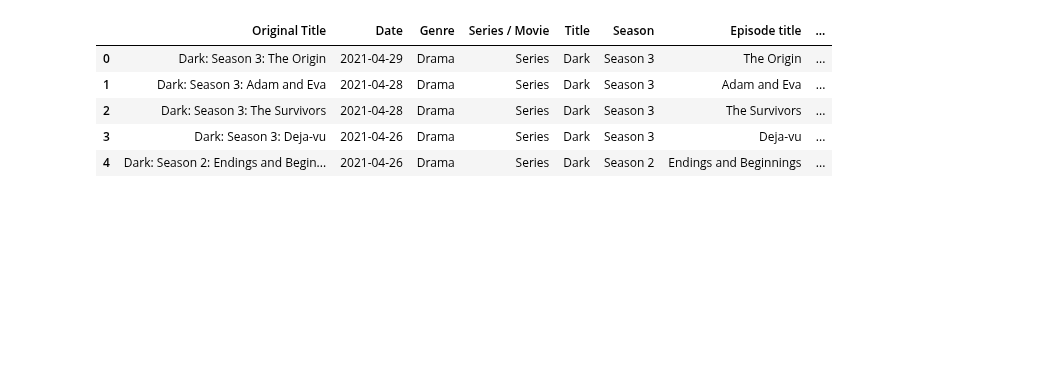
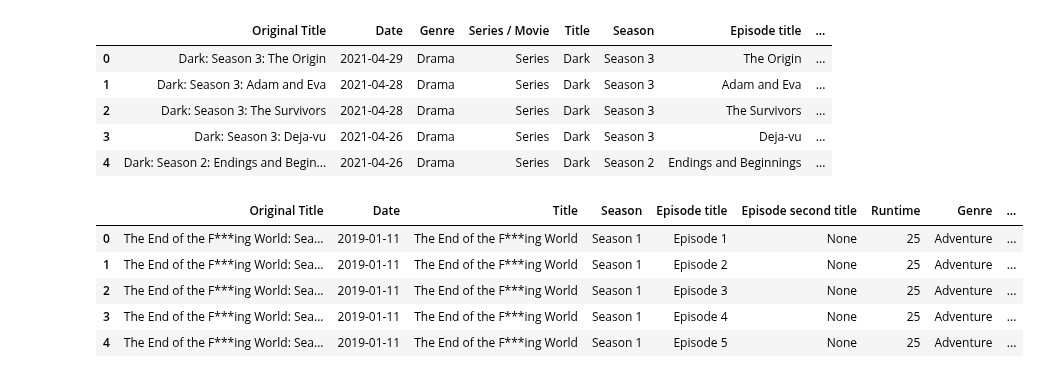
Before and after one commit to tmsmolnar/sciprog-dp-uva, a Jupyter notebook: finalproject.ipynb, the cells around one changed output. Saved outputs shown, nothing was run; the diff lists cells and outputs as text; code cells hidden in the pictures; blank space fills up the shorter version.

```diff
--- a/finalproject.ipynb
+++ b/finalproject.ipynb
@@ -44,3 +41,23 @@ netflixTypeCount = titleType(netflix)
+# %%
+seriesData = seriesData(netflix)
+moviesData = moviesData(netflix)
+concatedSeriesMovies = concatSeriesMovies(seriesData, moviesData)
+
+# SM stands for Spent Minutes
+netflixSM = cleanDataFrame(netflix)
+netflixSM = mapRuntime(netflixSM, concatedSeriesMovies)
+netflixSM = mapGenre(netflixSM, concatedSeriesMovies)
+netflixSM = mapType(netflixSM, concatedSeriesMovies)
+netflixSM = addSpentMinutes(netflixSM)
+
+display(netflixSM.head())
+# %% [output]
+|  | Original Title | Date | Title | Season | Episode title | Episode second title | Runtime | Genre | ... |
+| 0 | The End of the F***ing World: Sea... | 2019-01-11 | The End of the F***ing World | Season 1 | Episode 1 | None | 25 | Adventure | ... |
+| 1 | The End of the F***ing World: Sea... | 2019-01-11 | The End of the F***ing World | Season 1 | Episode 2 | None | 25 | Adventure | ... |
+| 2 | The End of the F***ing World: Sea... | 2019-01-11 | The End of the F***ing World | Season 1 | Episode 3 | None | 25 | Adventure | ... |
+| 3 | The End of the F***ing World: Sea... | 2019-01-11 | The End of the F***ing World | Season 1 | Episode 4 | None | 25 | Adventure | ... |
+| 4 | The End of the F***ing World: Sea... | 2019-01-11 | The End of the F***ing World | Season 1 | Episode 5 | None | 25 | Adventure | ... |
 # %%
 watchingHabit(netflix)
 # More interactivness -> Select titles, select genres. Maybe splitted into multiple graphs.
```
Also changed, not shown: parts of 9 cells of this notebook.
